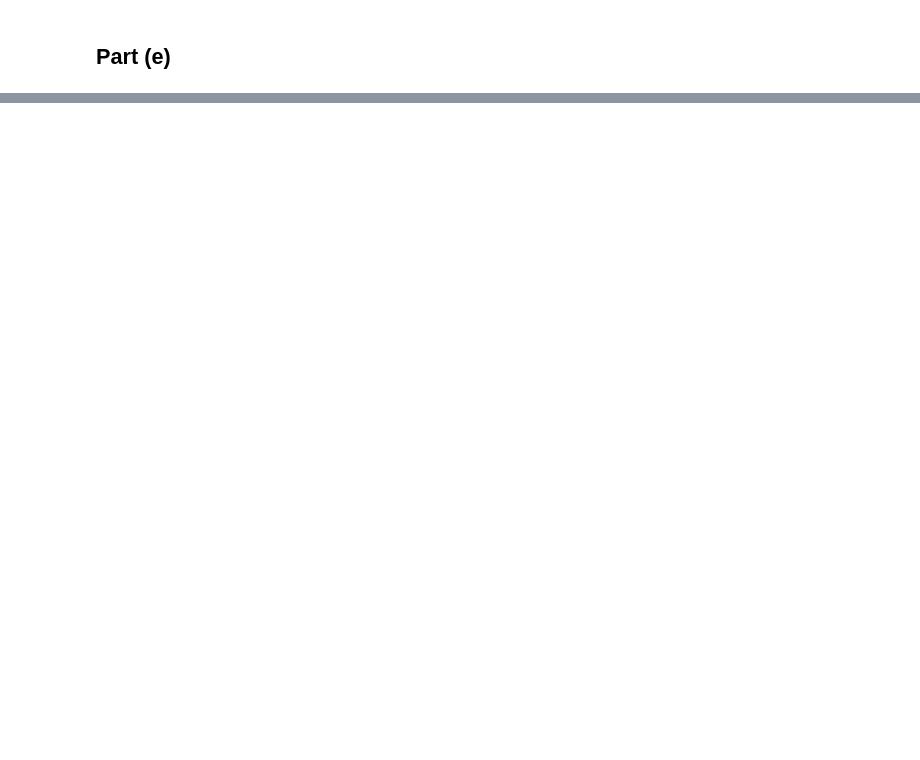
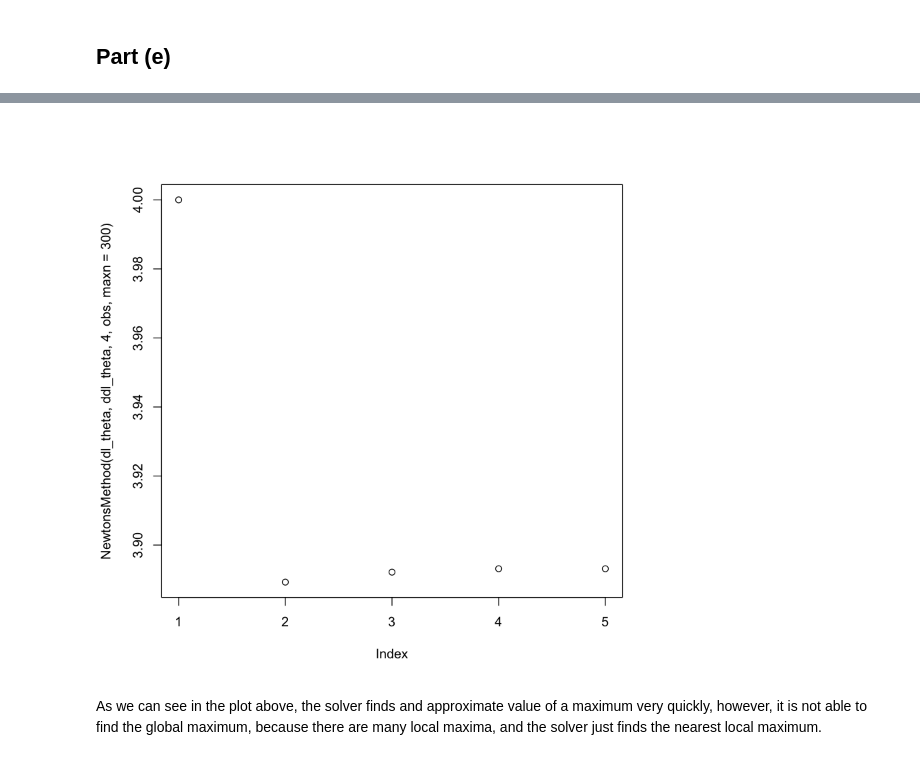
Before and after one commit to franklinmarsh/computational_statistics, a Jupyter notebook: hw2.ipynb, the cells around one changed output, grey strips where cells are left out. Saved outputs shown, nothing was run; the diff lists cells and outputs as text; code cells hidden in the pictures; blank space fills up the shorter version.

Commit message:
solve all but #1 on hw2

```diff
--- a/hw2.ipynb
+++ b/hw2.ipynb
@@ -314,0 +377,18 @@ L(pdf,obs)
+# %%
+NewtonsMethod <- function(ifunc, difunc, x0, obs, tol = 1E-5, maxn = 30) {
+
+    x <- c(x0)
+    i <- 1
+    while (i <= maxn) {
+        i <- i + 1
+        x[i] <- x[i-1] - (ifunc(x[i-1], na.omit(obs)))/(difunc(x[i-1], na.omit(obs)))
+        if (abs(x[i-1] - x[i]) < tol) break
+    }
+    return(x)
+}
+# %%
+plot(NewtonsMethod(dl_theta, ddl_theta, 4, obs, maxn = 300 ))
+# %% [output]
+[figure, added]
+# %% [markdown]
+As we can see in the plot above, the solver finds and approximate value of a maximum very quickly, however, it is not able to find the global maximum, because there are many local maxima, and the solver just finds the nearest local maximum.
```
Also changed, not shown: parts of 23 cells of this notebook.
